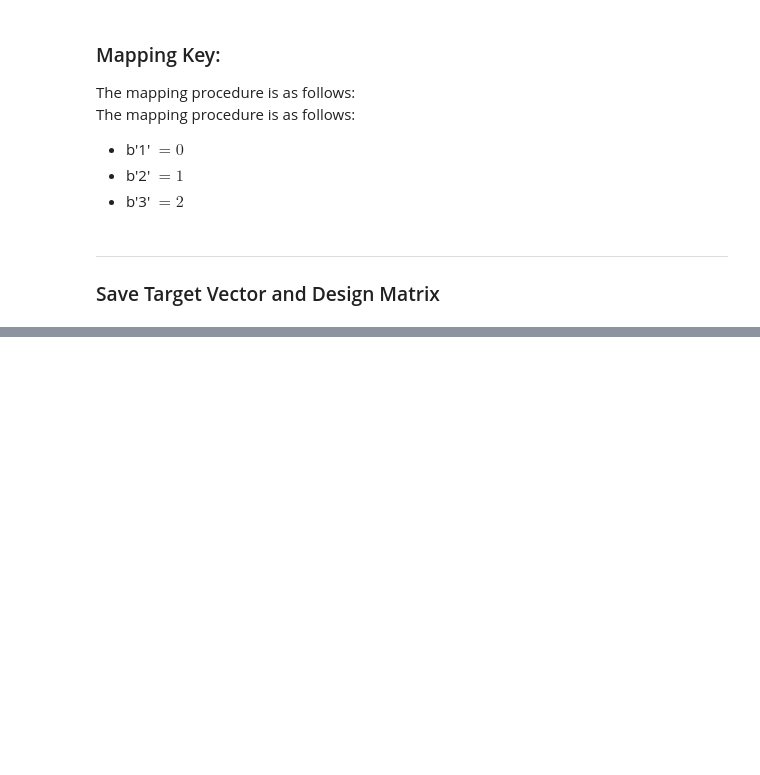
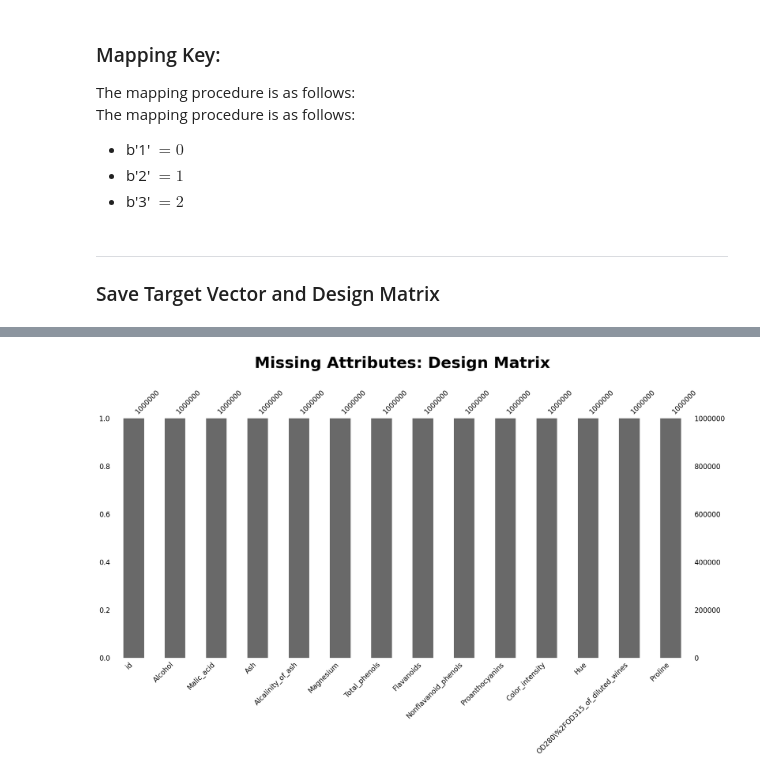
Before and after one commit to mmkke/DS5230_clustering_project, a Jupyter notebook: notebooks/ds5230_phase1.ipynb, the cells around one changed output, grey strips where cells are left out. Drawn from its saved outputs; the diff is of its cells as text; code cells hidden in the pictures; blank space fills up the shorter version.

```diff
--- a/notebooks/ds5230_phase1.ipynb
+++ b/notebooks/ds5230_phase1.ipynb
@@ -209,0 +324,9 @@ ___
+# %%
+# display missingness visual
+msno.bar(design_df)
+plt.title("Missing Attributes: Design Matrix", fontsize = 36, weight = 'bold', y = 1.2);
+
+# save fig
+plt.savefig(figs_path + "/missing_attributes_fig_2.png")
+# %% [output]
+[figure, added]
```
Also changed, not shown: parts of 12 cells of this notebook, 3 other files.
